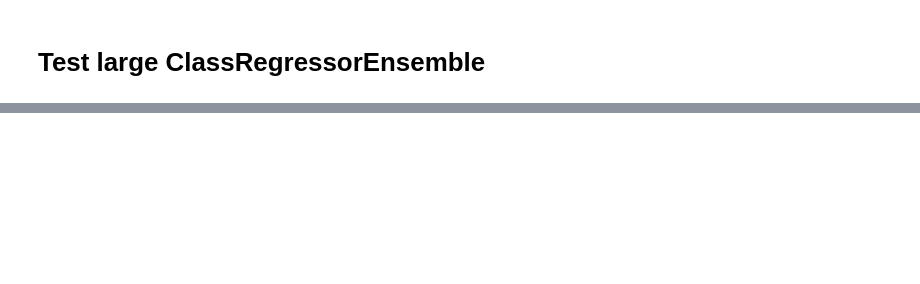
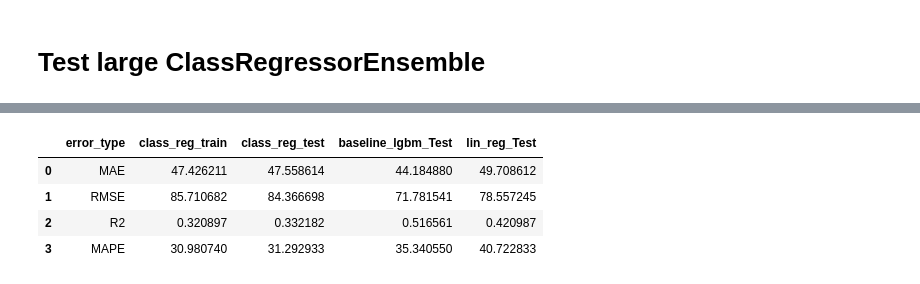
Before and after one commit to drheavy/RegressionClassifier, a Jupyter notebook: ClassRegressor.ipynb, the cells around one changed output, grey strips where cells are left out. Cells and saved outputs as stored; diff of their text form; code cells hidden in the pictures; blank space fills up the shorter version.

```diff
--- a/ClassRegressor.ipynb
+++ b/ClassRegressor.ipynb
@@ -414,0 +389,13 @@ measured_metrics
+# %%
+lin_reg = LinearRegression()
+
+lin_reg.fit(X_train_scaled, y_train)
+
+measured_metrics["lin_reg_Test"] = dataframe_metrics(y_test, lin_reg.predict(X_test_scaled))
+measured_metrics
+# %% [output]
+|  | error_type | class_reg_train | class_reg_test | baseline_lgbm_Test | lin_reg_Test |
+| 0 | MAE | 47.426211 | 47.558614 | 44.184880 | 49.708612 |
+| 1 | RMSE | 85.710682 | 84.366698 | 71.781541 | 78.557245 |
+| 2 | R2 | 0.320897 | 0.332182 | 0.516561 | 0.420987 |
+| 3 | MAPE | 30.980740 | 31.292933 | 35.340550 | 40.722833 |
```
Also changed, not shown: parts of 33 cells of this notebook.
